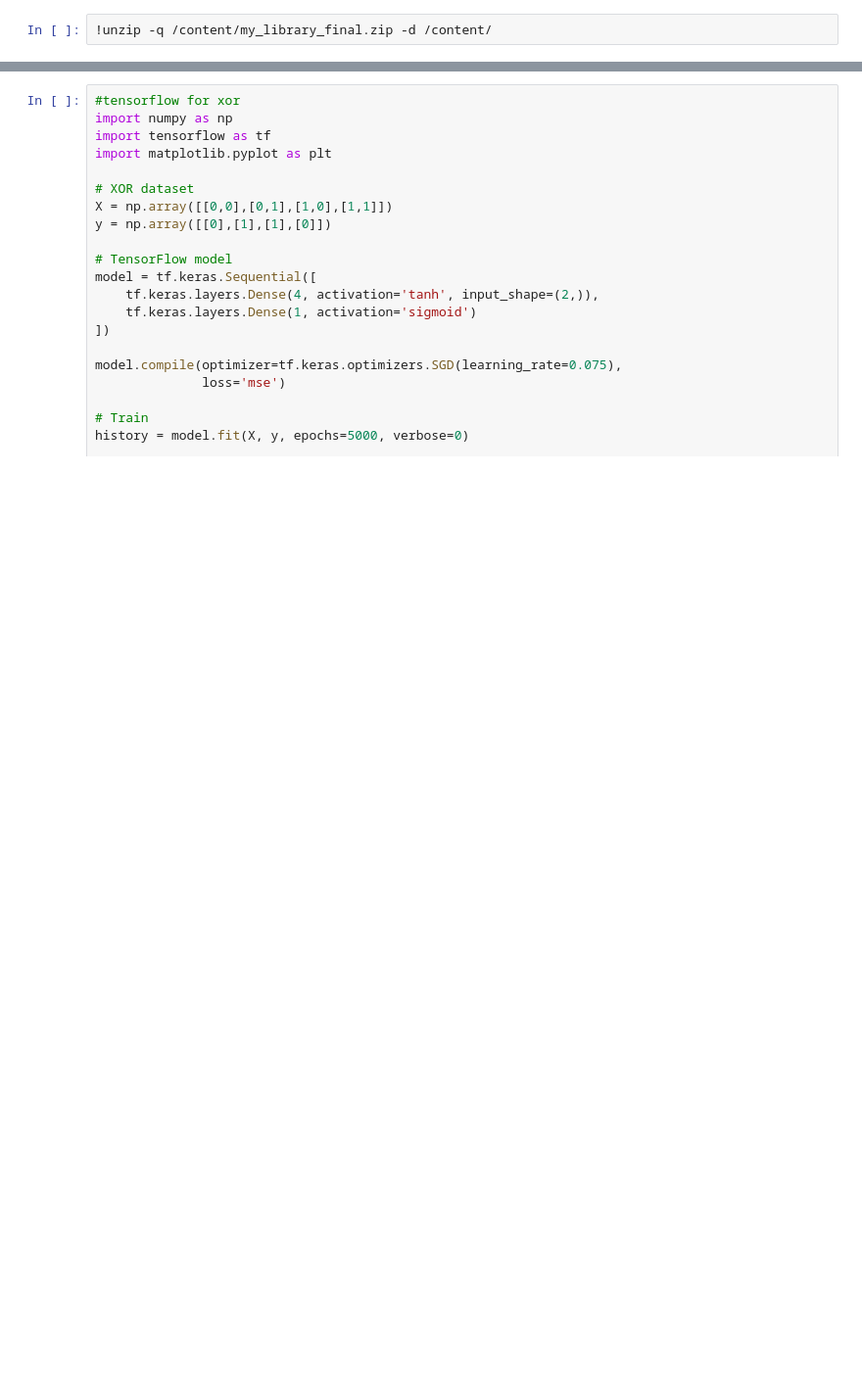
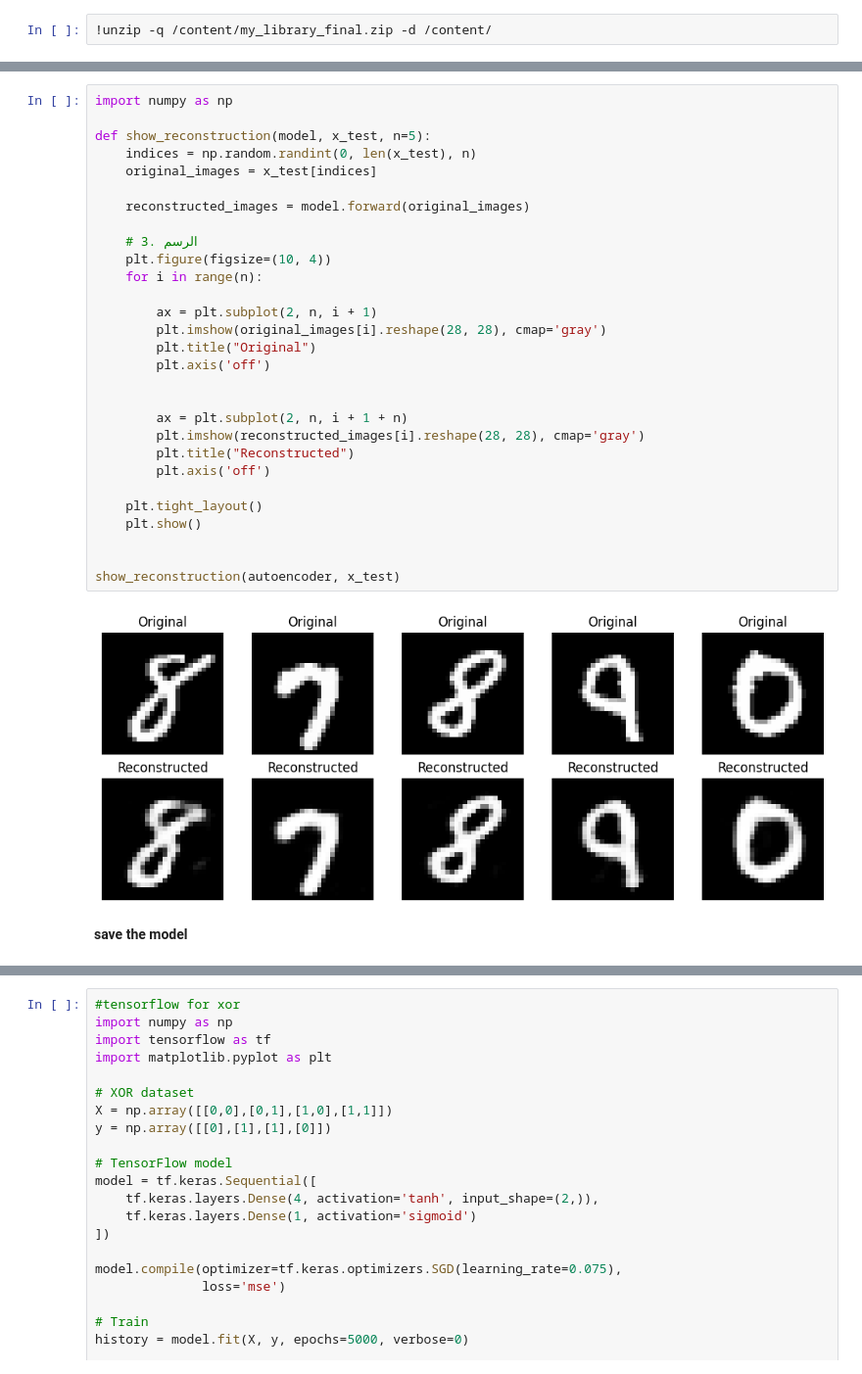
Before and after one commit to jaegerattacks-lgtm/ci_project, a Jupyter notebook: notebooks/project_demo.ipynb, the cells around one changed output, grey strips where cells are left out. Shown at 98% size. Saved outputs shown, nothing was run; the diff lists cells and outputs as text; blank space fills up the shorter version.

```diff
--- a/notebooks/project_demo.ipynb
+++ b/notebooks/project_demo.ipynb
@@ -231,0 +301,33 @@ Predictions:
+# %%
+import numpy as np
+
+def show_reconstruction(model, x_test, n=5):
+    indices = np.random.randint(0, len(x_test), n)
+    original_images = x_test[indices]
+
+    reconstructed_images = model.forward(original_images)
+
+    # 3. الرسم
+    plt.figure(figsize=(10, 4))
+    for i in range(n):
+
+        ax = plt.subplot(2, n, i + 1)
+        plt.imshow(original_images[i].reshape(28, 28), cmap='gray')
+        plt.title("Original")
+        plt.axis('off')
+
+
+        ax = plt.subplot(2, n, i + 1 + n)
+        plt.imshow(reconstructed_images[i].reshape(28, 28), cmap='gray')
+        plt.title("Reconstructed")
+        plt.axis('off')
+
+    plt.tight_layout()
+    plt.show()
+
+
+show_reconstruction(autoencoder, x_test)
+# %% [output]
+[figure, added]
+# %% [markdown]
+**save the model**
```
Also changed, not shown: parts of 40 cells of this notebook.
